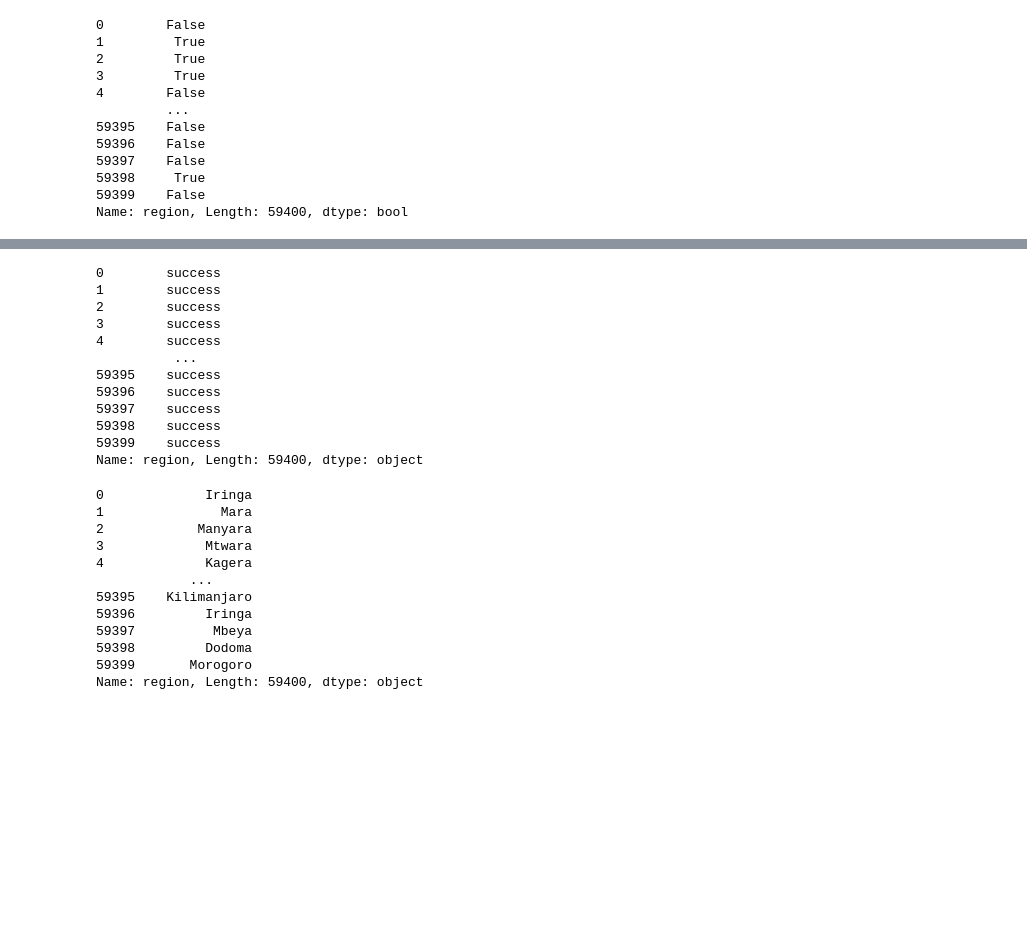
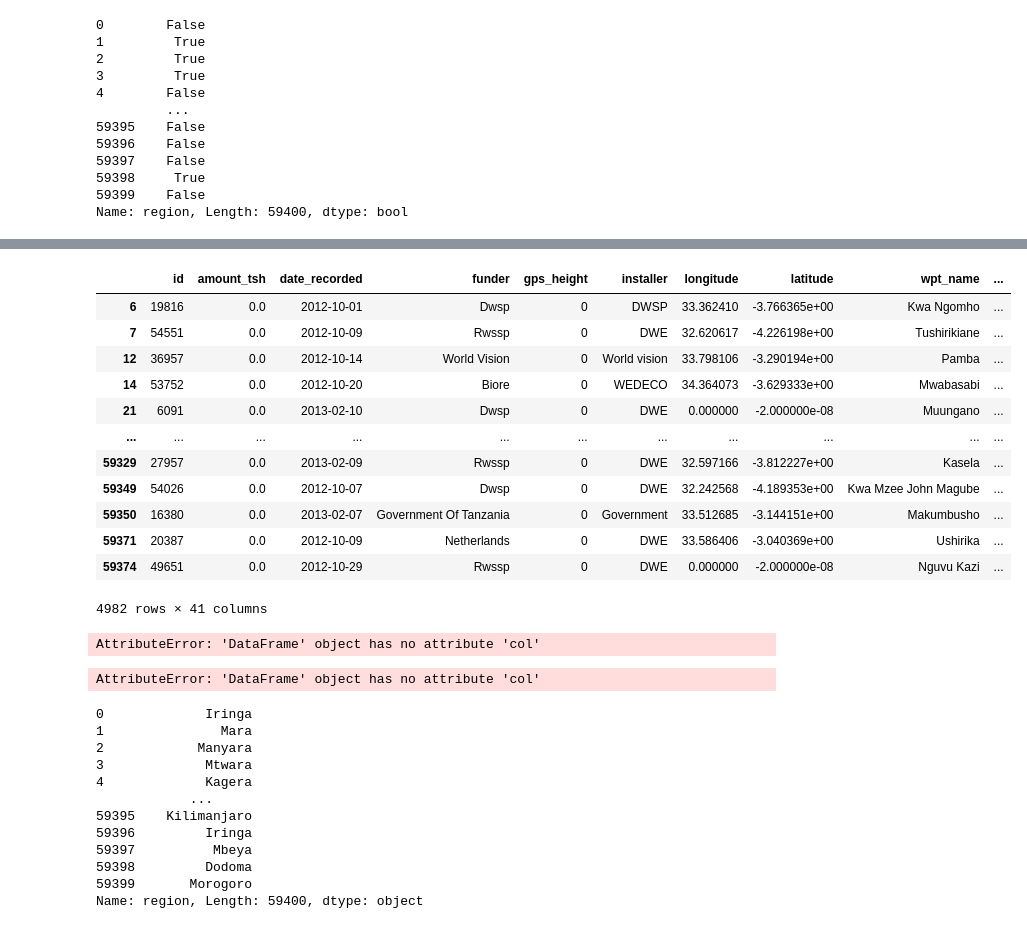
Before and after one commit to JannaW0402/Pump-it-Up, a Jupyter notebook: 869janna.ipynb, the cells around one changed output, grey strips where cells are left out. Drawn from its saved outputs; the diff is of its cells as text; code cells hidden in the pictures; blank space fills up the shorter version.

```diff
--- a/869janna.ipynb
+++ b/869janna.ipynb
@@ -158,16 +189,18 @@ Name: region, Length: 59400, dtype: bool
 # %%
-Train['region'] = Train.loc[Train['region'] == -Train.region.isin(test),'region']='success'
-Train.region
+Train.loc[-Train.region.isin(test),'region']='success'
+
+Train[Train['region'] =='Shinyanga']
 # %% [output]
+|  | id | amount_tsh | date_recorded | funder | gps_height | installer | longitude | latitude | wpt_name | ... |
+| 6 | 19816 | 0.0 | 2012-10-01 | Dwsp | 0 | DWSP | 33.362410 | -3.766365e+00 | Kwa Ngomho | ... |
+| 7 | 54551 | 0.0 | 2012-10-09 | Rwssp | 0 | DWE | 32.620617 | -4.226198e+00 | Tushirikiane | ... |
+| 12 | 36957 | 0.0 | 2012-10-14 | World Vision | 0 | World vision | 33.798106 | -3.290194e+00 | Pamba | ... |
+| 14 | 53752 | 0.0 | 2012-10-20 | Biore | 0 | WEDECO | 34.364073 | -3.629333e+00 | Mwabasabi | ... |
+| 21 | 6091 | 0.0 | 2013-02-10 | Dwsp | 0 | DWE | 0.000000 | -2.000000e-08 | Muungano | ... |
+| ... | ... | ... | ... | ... | ... | ... | ... | ... | ... | ... |
+| 59329 | 27957 | 0.0 | 2013-02-09 | Rwssp | 0 | DWE | 32.597166 | -3.812227e+00 | Kasela | ... |
+| 59349 | 54026 | 0.0 | 2012-10-07 | Dwsp | 0 | DWE | 32.242568 | -4.189353e+00 | Kwa Mzee John Magube | ... |
+| 59350 | 16380 | 0.0 | 2013-02-07 | Government Of Tanzania | 0 | Government | 33.512685 | -3.144151e+00 | Makumbusho | ... |
+| 59371 | 20387 | 0.0 | 2012-10-09 | Netherlands | 0 | DWE | 33.586406 | -3.040369e+00 | Ushirika | ... |
+| 59374 | 49651 | 0.0 | 2012-10-29 | Rwssp | 0 | DWE | 0.000000 | -2.000000e-08 | Nguvu Kazi | ... |
-0        success
-1        success
-2        success
-3        success
-4        success
-          ...
-59395    success
-59396    success
-59397    success
-59398    success
-59399    success
-Name: region, Length: 59400, dtype: object
+4982 rows × 41 columns
@@ -183,9 +207,3 @@ def max_cat(col):
 # %%
-max_cat(Train['region'])
-
-
-#region_code
-#district_code
-#lga
-#ward
-#population
+# %% [output]
+AttributeError: 'DataFrame' object has no attribute 'col'
@@ -192,3 +218,7 @@ max_cat(Train['region'])
+# %%
+max_cat(Train['region'])
+# %% [output]
+AttributeError: 'DataFrame' object has no attribute 'col'
 # %%
 Train['region']
 # %% [output]
```
Also changed, not shown: parts of 6 cells of this notebook.
